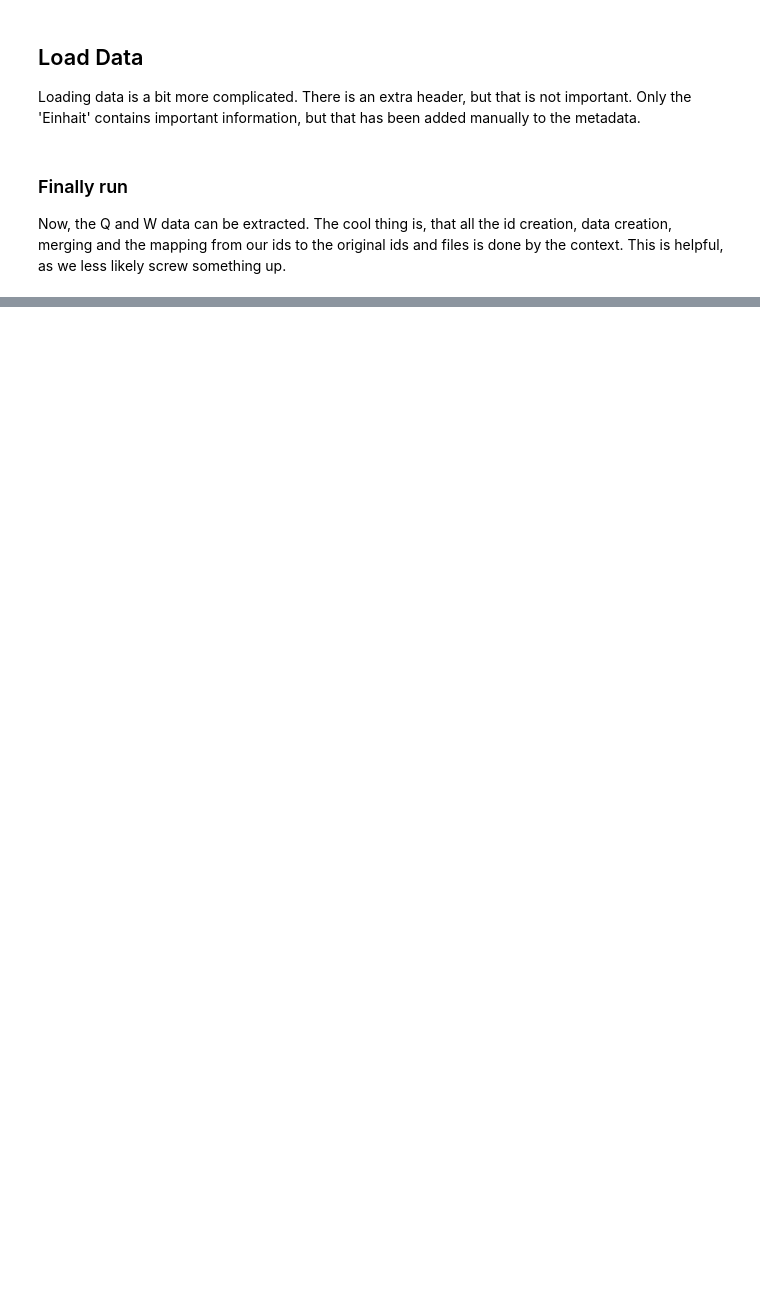
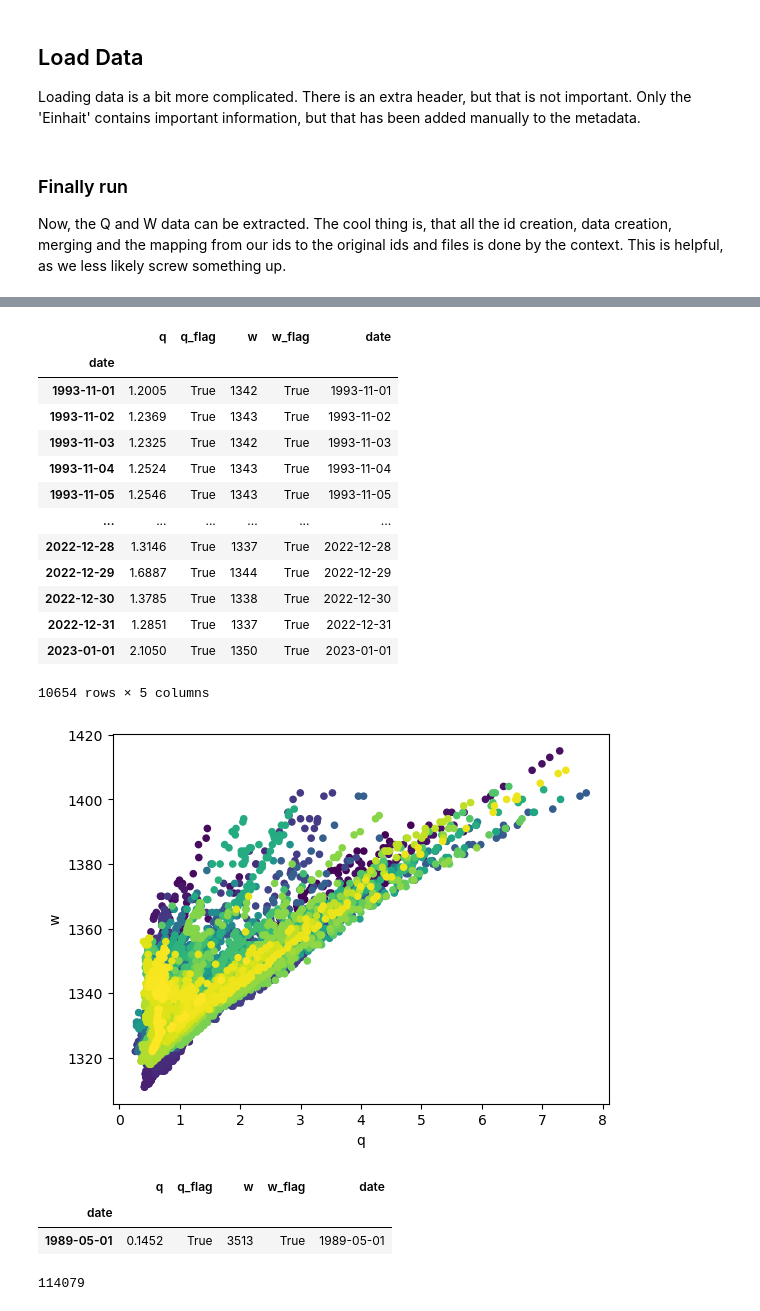
Before and after one commit to CAMELS-DE/camelsp, a Jupyter notebook: scripts/preprocess_def.ipynb, the cells around one changed output, grey strips where cells are left out. Drawn from its saved outputs; the diff is of its cells as text; code cells hidden in the pictures; blank space fills up the shorter version.

```diff
--- a/scripts/preprocess_def.ipynb
+++ b/scripts/preprocess_def.ipynb
@@ -105,0 +356,4 @@ with Bundesland('Schleswig-Holstein') as bl:
+# %%
+df_sc = bl.get_data(nuts_ids_scatter[16])
+df_sc['date'] = df_sc.index
+df_sc
@@ -105,0 +375,32 @@ with Bundesland('Schleswig-Holstein') as bl:
+# %%
+start = '1993-11-01'
+end = '2023-01-01'
+
+df_sc[pd.to_datetime(start):pd.to_datetime(end)].plot.scatter(x='q',y='w',c='date',colormap='viridis')
+df_sc[pd.to_datetime(start):pd.to_datetime(end)]
+# %% [output]
+|  | q | q_flag | w | w_flag | date |
+| date |  |  |  |  |  |
+| 1993-11-01 | 1.2005 | True | 1342 | True | 1993-11-01 |
+| 1993-11-02 | 1.2369 | True | 1343 | True | 1993-11-02 |
+| 1993-11-03 | 1.2325 | True | 1342 | True | 1993-11-03 |
+| 1993-11-04 | 1.2524 | True | 1343 | True | 1993-11-04 |
+| 1993-11-05 | 1.2546 | True | 1343 | True | 1993-11-05 |
+| ... | ... | ... | ... | ... | ... |
+| 2022-12-28 | 1.3146 | True | 1337 | True | 2022-12-28 |
+| 2022-12-29 | 1.6887 | True | 1344 | True | 2022-12-29 |
+| 2022-12-30 | 1.3785 | True | 1338 | True | 2022-12-30 |
+| 2022-12-31 | 1.2851 | True | 1337 | True | 2022-12-31 |
+| 2023-01-01 | 2.1050 | True | 1350 | True | 2023-01-01 |
+10654 rows × 5 columns
+[figure, added]
+# %%
+df_sc[pd.to_datetime(start):pd.to_datetime(end)][df_sc[pd.to_datetime(start):pd.to_datetime(end)]['w'] < 3550]
+# %% [output]
+|  | q | q_flag | w | w_flag | date |
+| date |  |  |  |  |  |
+| 1989-05-01 | 0.1452 | True | 3513 | True | 1989-05-01 |
+# %%
+int(nuts_map[nuts_map['nuts_id']==nuts_ids_scatter[6]].provider_id.values[0])
+# %% [output]
+114079
```
Also changed, not shown: parts of 40 cells of this notebook, 27 other files.
